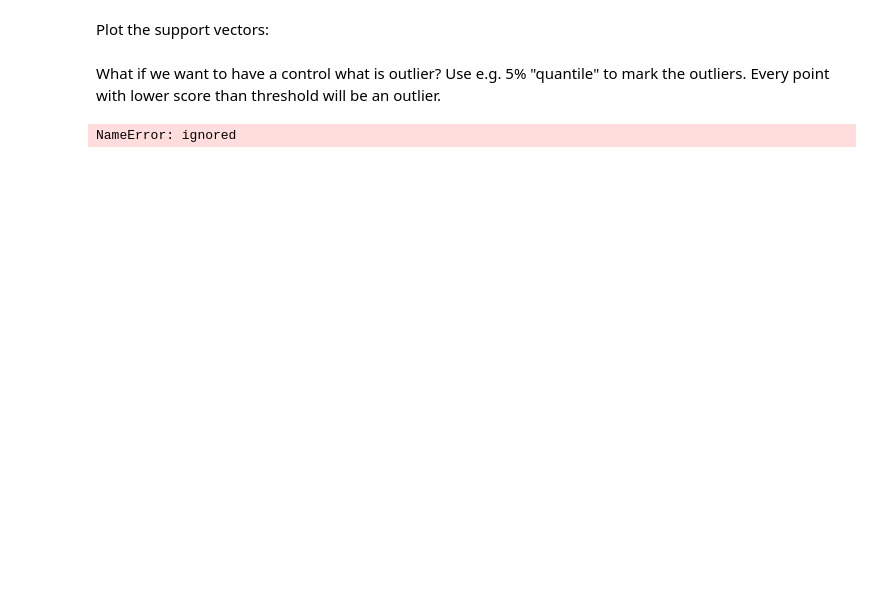
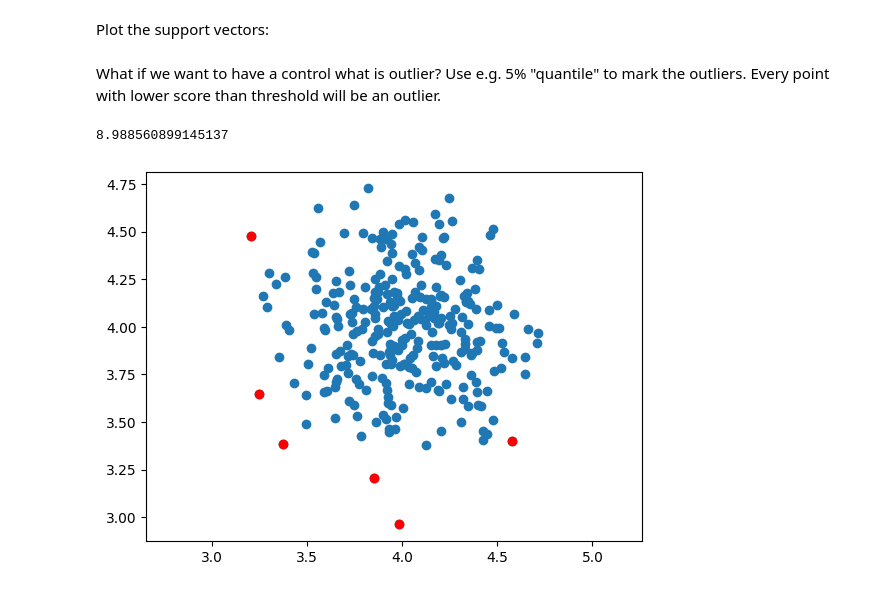
Before and after one commit to CharvatekVit/MPA-MLF, a Jupyter notebook: PC01.ipynb, the cells around one changed output. Saved outputs shown, nothing was run; the diff lists cells and outputs as text; code cells hidden in the pictures; blank space fills up the shorter version.

```diff
--- a/PC01.ipynb
+++ b/PC01.ipynb
@@ -105,14 +179,15 @@ What if we want to have a control what is outlier? Use e.g. 5% "quantile" to mar
 # %%
 scores = SVMmodelOne.score_samples(x)
 
-thresh = quantile(scores, 0.01)
+thresh = quantile(scores, 0.02)
 print(thresh)
 index = where(scores<=thresh)
 values = x[index]
 
 plt.scatter(x[:,0], x[:,1])
 plt.scatter(values[:,0], values[:,1], color='red')
 plt.axis('equal')
 plt.show()
 # %% [output]
-NameError: ignored
+8.988560899145137
+[figure, added]
```
Also changed, not shown: parts of 11 cells of this notebook.
